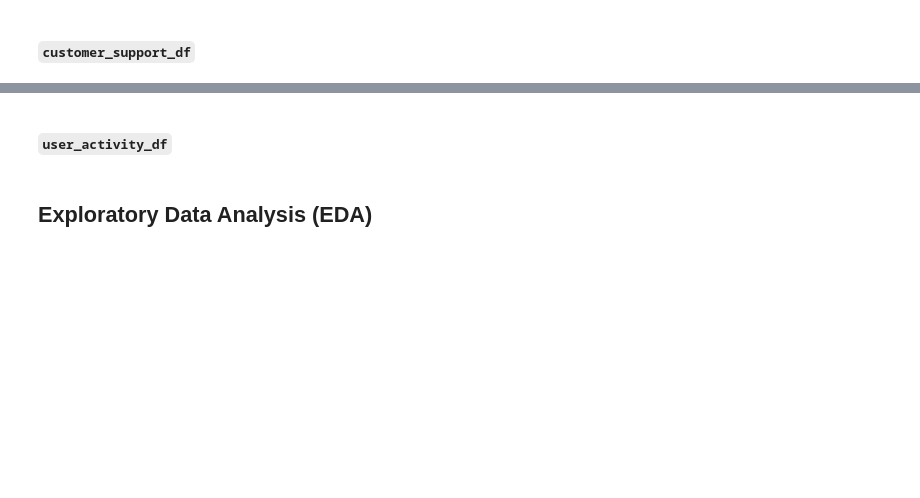
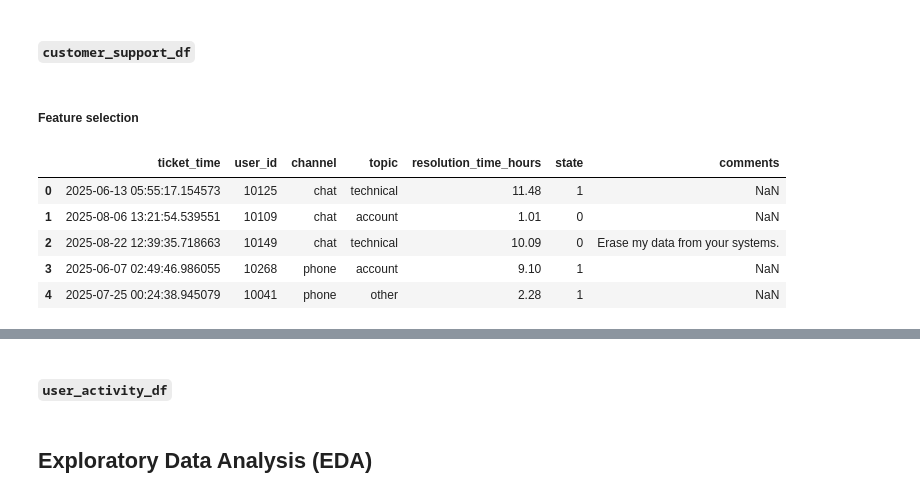
Before and after one commit to muchammadwr/churn-at-fit.ly, a Jupyter notebook: notebook.ipynb, the cells around one changed output, grey strips where cells are left out. Saved outputs shown, nothing was run; the diff lists cells and outputs as text; code cells hidden in the pictures; blank space fills up the shorter version.

```diff
--- a/notebook.ipynb
+++ b/notebook.ipynb
@@ -329,2 +450,13 @@ np.int64(0)
 # %% [markdown]
 #### `customer_support_df`
+# %% [markdown]
+##### Feature selection
+# %%
+customer_support_df.head()
+# %% [output]
+|  | ticket_time | user_id | channel | topic | resolution_time_hours | state | comments |
+| 0 | 2025-06-13 05:55:17.154573 | 10125 | chat | technical | 11.48 | 1 | NaN |
+| 1 | 2025-08-06 13:21:54.539551 | 10109 | chat | account | 1.01 | 0 | NaN |
+| 2 | 2025-08-22 12:39:35.718663 | 10149 | chat | technical | 10.09 | 0 | Erase my data from your systems. |
+| 3 | 2025-06-07 02:49:46.986055 | 10268 | phone | account | 9.10 | 1 | NaN |
+| 4 | 2025-07-25 00:24:38.945079 | 10041 | phone | other | 2.28 | 1 | NaN |
```
Also changed, not shown: parts of 38 cells of this notebook.
